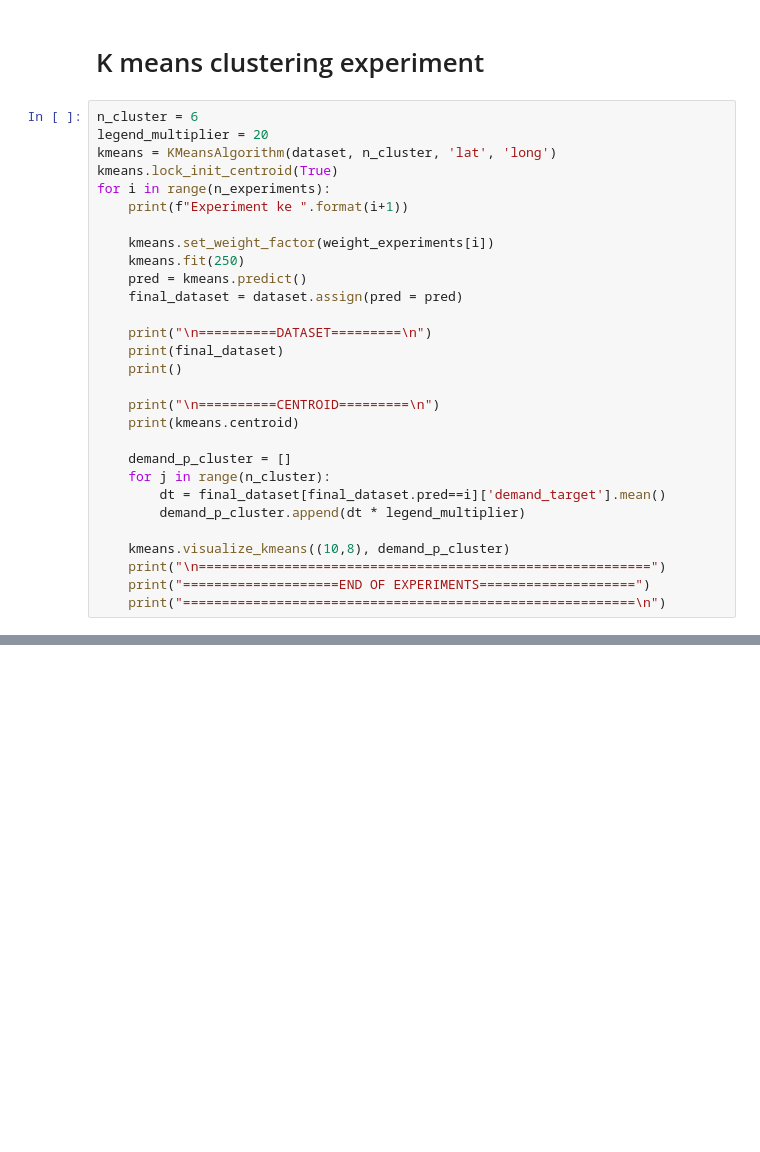
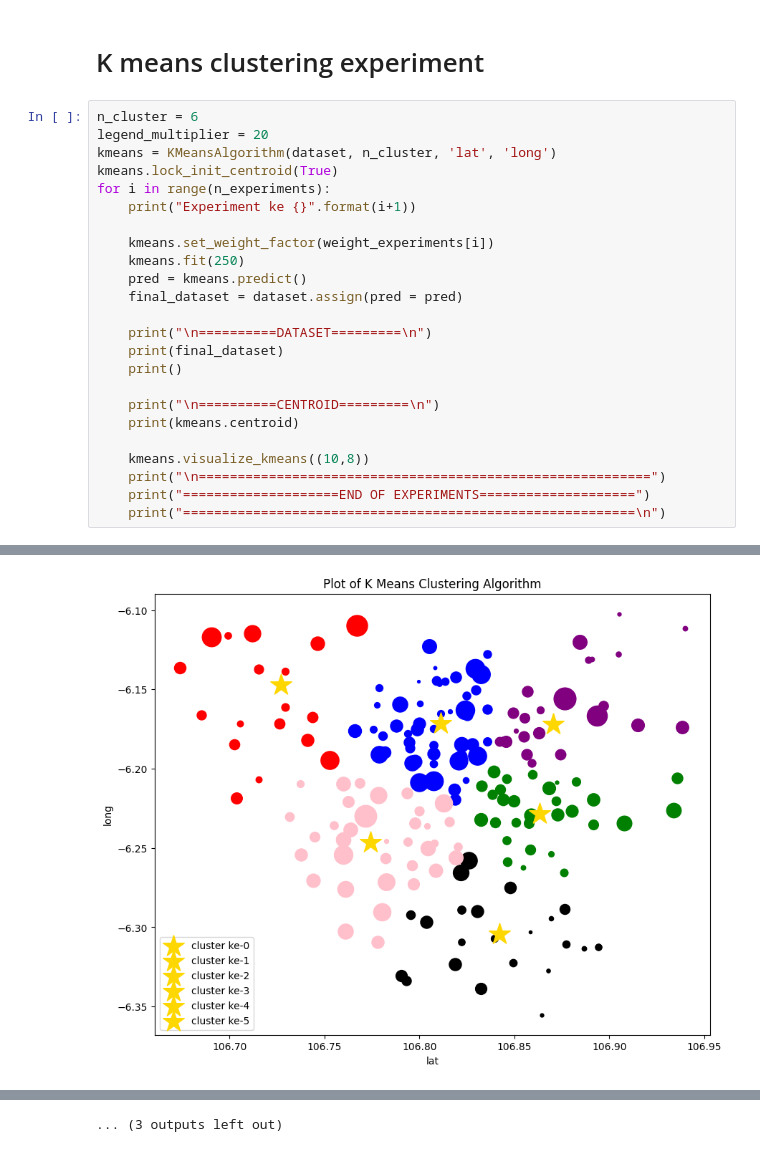
Before and after one commit to hafidabid/clustering-gudang, a Jupyter notebook: experiments_new/experiments_some_features.ipynb, the cells around one changed output, grey strips where cells are left out. Cells and saved outputs as stored; diff of their text form; blank space fills up the shorter version.

```diff
--- a/experiments_new/experiments_some_features.ipynb
+++ b/experiments_new/experiments_some_features.ipynb
@@ -169,7 +243,7 @@ legend_multiplier = 20
 kmeans = KMeansAlgorithm(dataset, n_cluster, 'lat', 'long')
 kmeans.lock_init_centroid(True)
 for i in range(n_experiments):
-    print(f"Experiment ke ".format(i+1))
+    print("Experiment ke {}".format(i+1))
 
     kmeans.set_weight_factor(weight_experiments[i])
     kmeans.fit(250)
@@ -183,12 +257,8 @@ for i in range(n_experiments):
     print("\n==========CENTROID=========\n")
     print(kmeans.centroid)
 
-    demand_p_cluster = []
-    for j in range(n_cluster):
-        dt = final_dataset[final_dataset.pred==i]['demand_target'].mean()
-        demand_p_cluster.append(dt * legend_multiplier)
-
-    kmeans.visualize_kmeans((10,8), demand_p_cluster)
+    kmeans.visualize_kmeans((10,8))
     print("\n==========================================================")
     print("====================END OF EXPERIMENTS====================")
     print("==========================================================\n")
+# %% [output]
@@ -194,0 +282 @@ for i in range(n_experiments):
+[figure, added]
@@ -194,0 +373 @@ for i in range(n_experiments):
+... (3 outputs left out)
```
Also changed, not shown: parts of 5 cells of this notebook, 2 other files.
